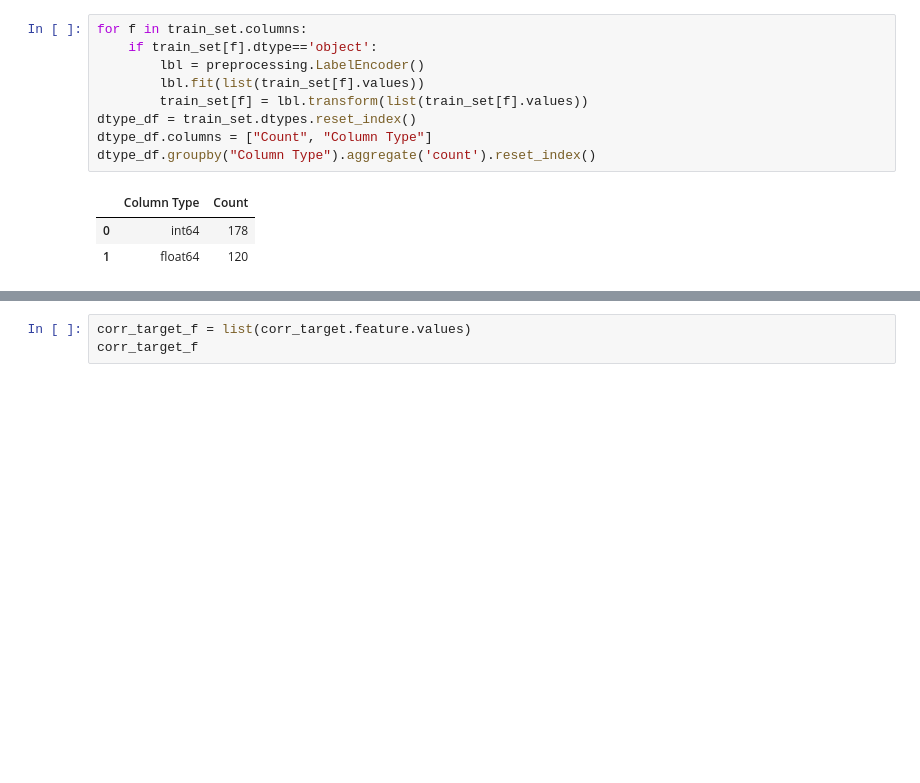
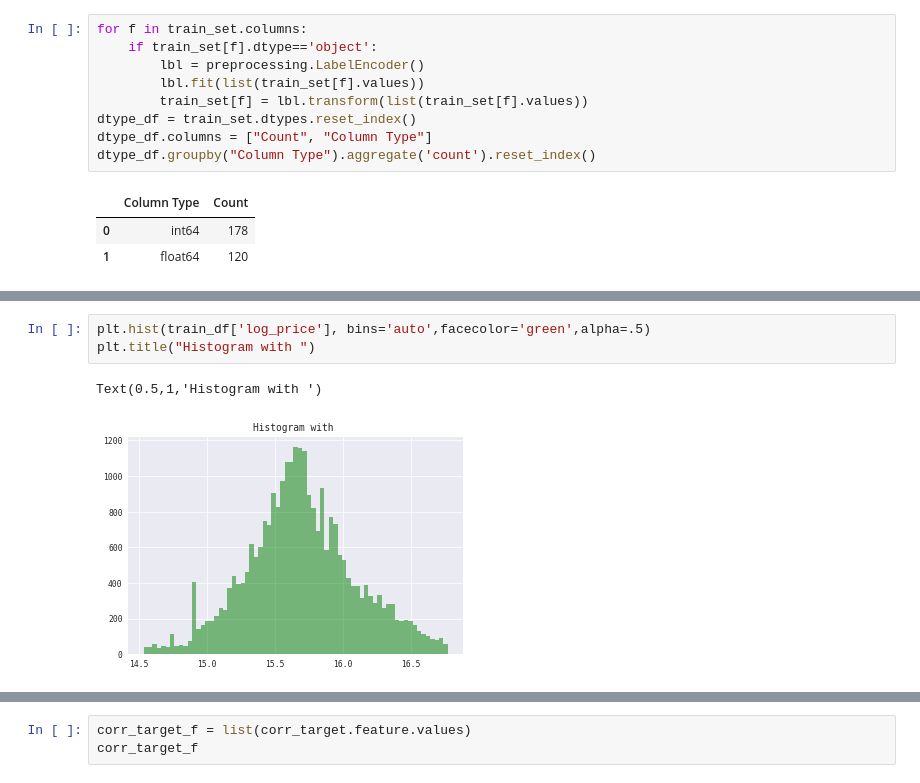
Before and after one commit to quedogf94/Spring2019_Project1, a Jupyter notebook: Goal_1.ipynb, the cells around one changed output, grey strips where cells are left out. Drawn from its saved outputs; the diff is of its cells as text; blank space fills up the shorter version.

```diff
--- a/Goal_1.ipynb
+++ b/Goal_1.ipynb
@@ -250,3 +283,9 @@ print (train_df)
+# %%
+plt.hist(train_df['log_price'], bins='auto',facecolor='green',alpha=.5)
+plt.title("Histogram with ")
+# %% [output]
+Text(0.5,1,'Histogram with ')
+[figure, added]
 # %%
 %matplotlib inline
 train_df.timestamp = pd.to_datetime(train_df.timestamp)
```
Also changed, not shown: parts of 8 cells of this notebook.
